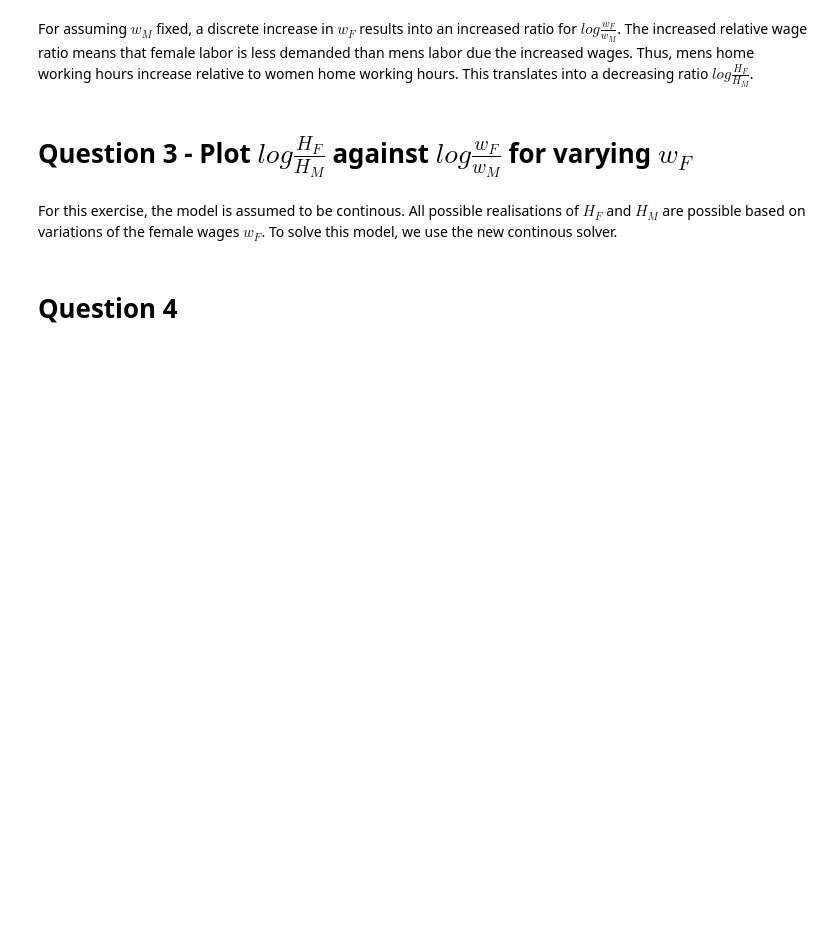
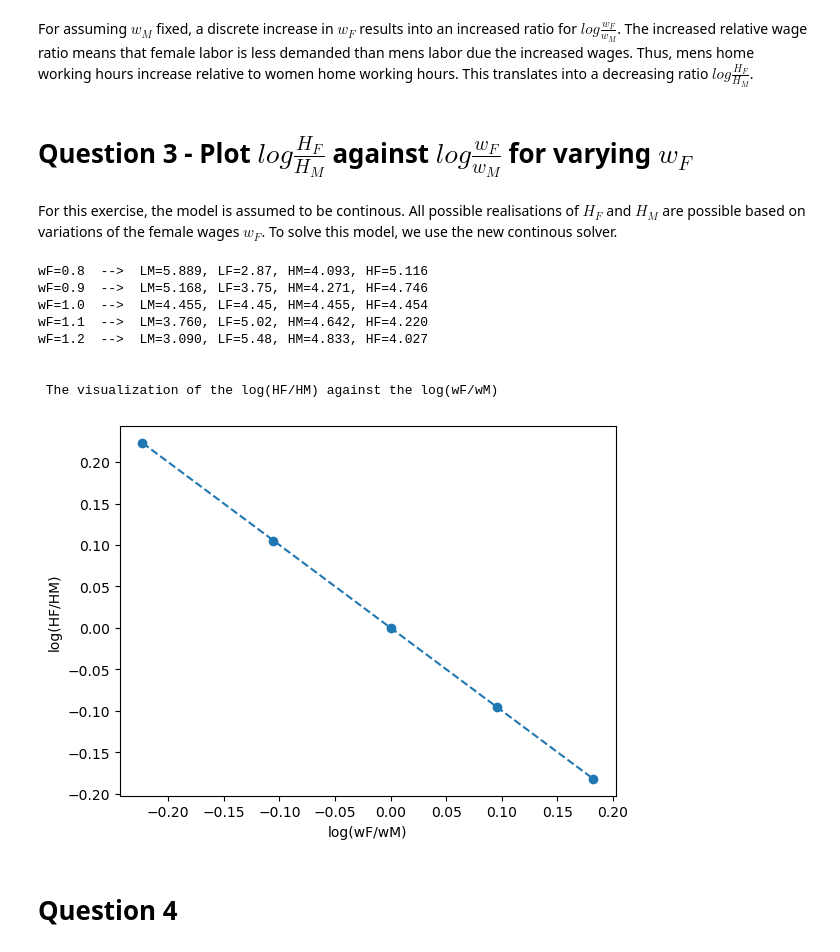
Before and after one commit to NumEconCopenhagen/projects-2023-mes, a Jupyter notebook: inauguralproject/inauguralproject.ipynb, the cells around one changed output. Drawn from its saved outputs; the diff is of its cells as text; code cells hidden in the pictures; blank space fills up the shorter version.

```diff
--- a/inauguralproject/inauguralproject.ipynb
+++ b/inauguralproject/inauguralproject.ipynb
@@ -218,3 +176,46 @@ plt.show()
+# %%
+# Question 3
+# Create an instance of the class
+model = HouseholdSpecializationModelClass()
+
+
+# Create empty lists for the variables
+wF_values = []
+HF_values = []
+HM_values = []
+
+
+# Loop over the different values of wF
+for wF in model.par.wF_vec:
+   model.par.wF = wF
+   model.solve_continous()
+   wF_values.append(wF)
+   HF_values.append(model.sol.HF)
+   HM_values.append(model.sol.HM)
+   print(f"wF={wF:.1f}  -->  LM={model.sol.LM:.3f}, LF={model.sol.LF:.2f}, HM={model.sol.HM:.3f}, HF={model.sol.HF:.3f}")
+
+
+# Calculate the logarithms of the ratios
+log_HF_HM = [math.log(HF / HM) for HF, HM in zip(HF_values, HM_values)]
+log_wF_WM = [math.log(wF / 1) for wF in wF_values]
+
+
+# Plot the log ratios
+plt.plot(log_wF_WM, log_HF_HM, 'o--')
+plt.ylabel("log(HF/HM)")
+plt.xlabel("log(wF/wM)")
+print('\n', '\n', 'The visualization of the log(HF/HM) against the log(wF/wM)')
+plt.show()
+# %% [output]
+wF=0.8  -->  LM=5.889, LF=2.87, HM=4.093, HF=5.116
+wF=0.9  -->  LM=5.168, LF=3.75, HM=4.271, HF=4.746
+wF=1.0  -->  LM=4.455, LF=4.45, HM=4.455, HF=4.454
+wF=1.1  -->  LM=3.760, LF=5.02, HM=4.642, HF=4.220
+wF=1.2  -->  LM=3.090, LF=5.48, HM=4.833, HF=4.027
+
+
+ The visualization of the log(HF/HM) against the log(wF/wM)
+[figure, added]
 # %% [markdown]
 # Question 4
 # %%
```
Also changed, not shown: parts of 3 cells of this notebook.
